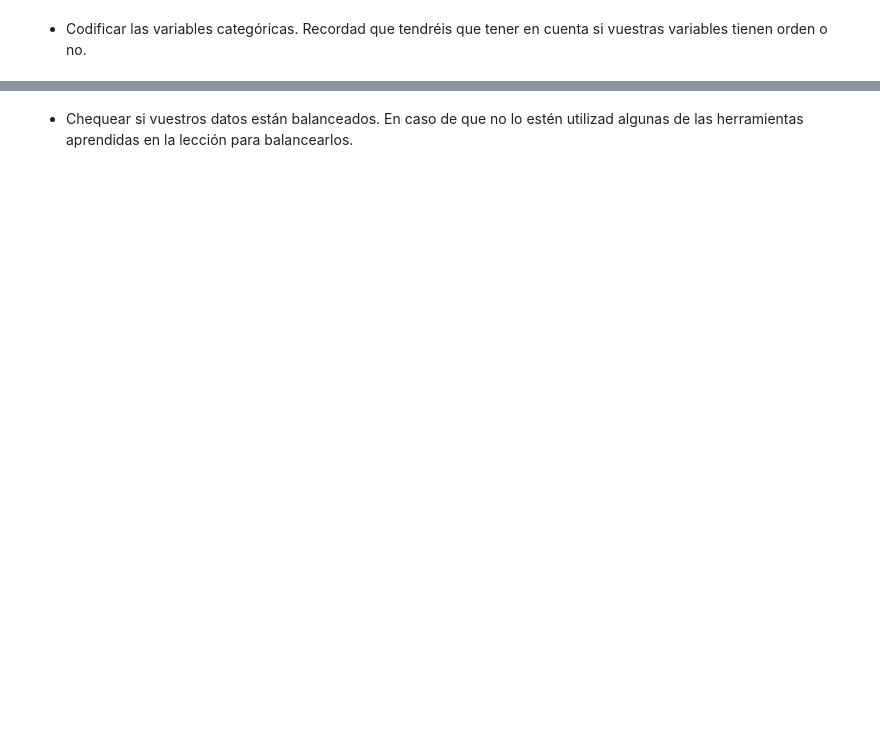
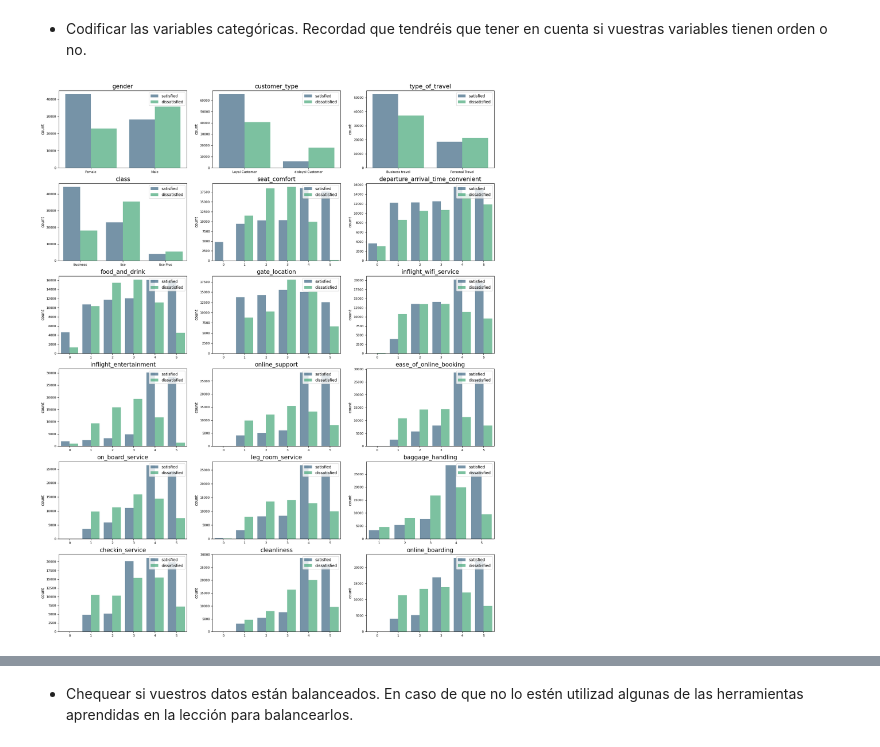
Before and after one commit to Adalab/promo-d-da-modulo3-sprint1-elisa-lidya, a Jupyter notebook: regresion-logistica/II-pair-regresion-logistica-Preprocesado.ipynb, the cells around one changed output, grey strips where cells are left out. Saved outputs shown, nothing was run; the diff lists cells and outputs as text; code cells hidden in the pictures; blank space fills up the shorter version.

```diff
--- a/regresion-logistica/II-pair-regresion-logistica-Preprocesado.ipynb
+++ b/regresion-logistica/II-pair-regresion-logistica-Preprocesado.ipynb
@@ -42,3 +43,6 @@ import os
 # %% [markdown]
 Usando el mismo dataset que usatéis ayer, los objetivos de los ejercicios de hoy son:
 - Estandarizar las variables numéricas de vuestro set de datos
+# %%
+df = pd.read_pickle('../datos/Invistico_Airline_limpio.pkl')
+df.head()
@@ -44,0 +56,8 @@ Usando el mismo dataset que usatéis ayer, los objetivos de los ejercicios de ho
+# %%
+numericas = df.select_dtypes(include = np.number)
+
+scaler = StandardScaler()
+scaler.fit(numericas)
+num_estandar = scaler.transform(numericas)
+numericas_estandarizadas = pd.DataFrame(num_estandar, columns = numericas.columns)
+numericas_estandarizadas.head(2)
@@ -44,0 +68,4 @@ Usando el mismo dataset que usatéis ayer, los objetivos de los ejercicios de ho
+# %%
+df.drop(["age", "flight_distance", "departure_delay_in_minutes"], axis = 1, inplace=True)
+df = pd.concat([df, numericas_estandarizadas], axis = 1)
+df.head()
@@ -45,2 +79,19 @@ Usando el mismo dataset que usatéis ayer, los objetivos de los ejercicios de ho
 # %% [markdown]
 - Codificar las variables categóricas. Recordad que tendréis que tener en cuenta si vuestras variables tienen orden o no.
+# %%
+# Recordamos nuestras variables categóricas:
+
+fig, axes = plt.subplots(nrows = 6, ncols = 3, figsize = (20, 25))
+
+axes = axes.flat
+categoricas = df.select_dtypes(include = "category").columns
+
+for i, colum in enumerate(categoricas):
+    sns.countplot(data = df, x = colum, hue = "satisfaction", alpha = 0.7, ax = axes[i], palette = "viridis")
+
+    axes[i].set_title(colum, fontsize = 15, fontweight = "light")
+    axes[i].tick_params(labelsize = 8)
+    axes[i].set_xlabel("")
+    axes[i].legend(loc= "upper right")
+# %% [output]
+[figure, added]
```
Also changed, not shown: parts of 20 cells of this notebook, 4 other files.
